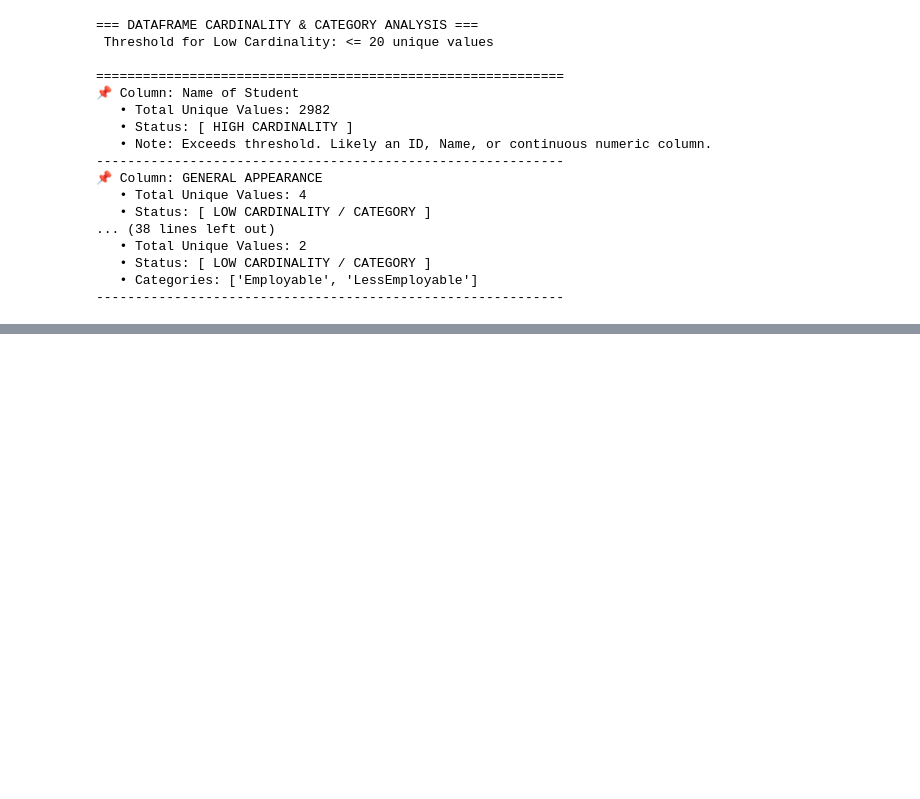
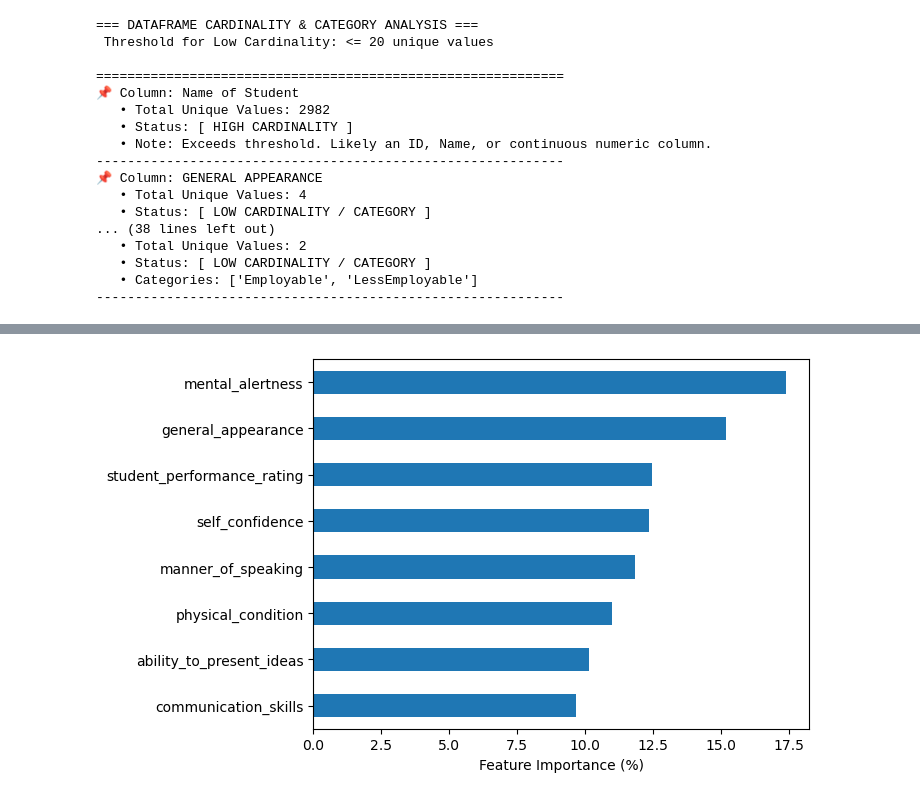
Before and after one commit to kezHay4dini2023/Student-Employability-ML, a Jupyter notebook: notebook/student-Employability.ipynb, the cells around one changed output, grey strips where cells are left out. Drawn from its saved outputs; the diff is of its cells as text; code cells hidden in the pictures; blank space fills up the shorter version.

Commit message:
updating readme. creating the model and seeing feature importances

```diff
--- a/notebook/student-Employability.ipynb
+++ b/notebook/student-Employability.ipynb
@@ -103,0 +184,4 @@ columnCategory(df)
+# %%
+df = df.drop("name_of_student", axis=1)
+
+df.sample(5, random_state=0)
@@ -103,0 +216,19 @@ columnCategory(df)
+# %%
+# select the feature and the target
+y = df.class_label
+Xdf = df.drop(['class_label'], axis=1)
+# %%
+# lets split the data first
+from sklearn.model_selection import train_test_split
+
+X_train, X_valid, y_train, y_valid = train_test_split(
+    Xdf, y, test_size=0.2, train_size=0.8, random_state=0
+)
+# %%
+from sklearn.ensemble import RandomForestClassifier
+
+rf_model = RandomForestClassifier(random_state=0,
+                                  n_estimators=500,
+                                max_depth=None,
+                                min_samples_split=2)
+rf_model.fit(X_train, y_train,)
@@ -103,0 +262,11 @@ columnCategory(df)
+# %%
+import pandas as pd
+import matplotlib.pyplot as plt
+
+feat_imp = pd.Series(rf_model.feature_importances_, index=X_train.columns) * 100
+feat_imp.sort_values().plot(kind='barh')
+
+plt.xlabel("Feature Importance (%)")
+plt.show()
+# %% [output]
+[figure, added]
```
Also changed, not shown: parts of 10 cells of this notebook, 1 other file.
